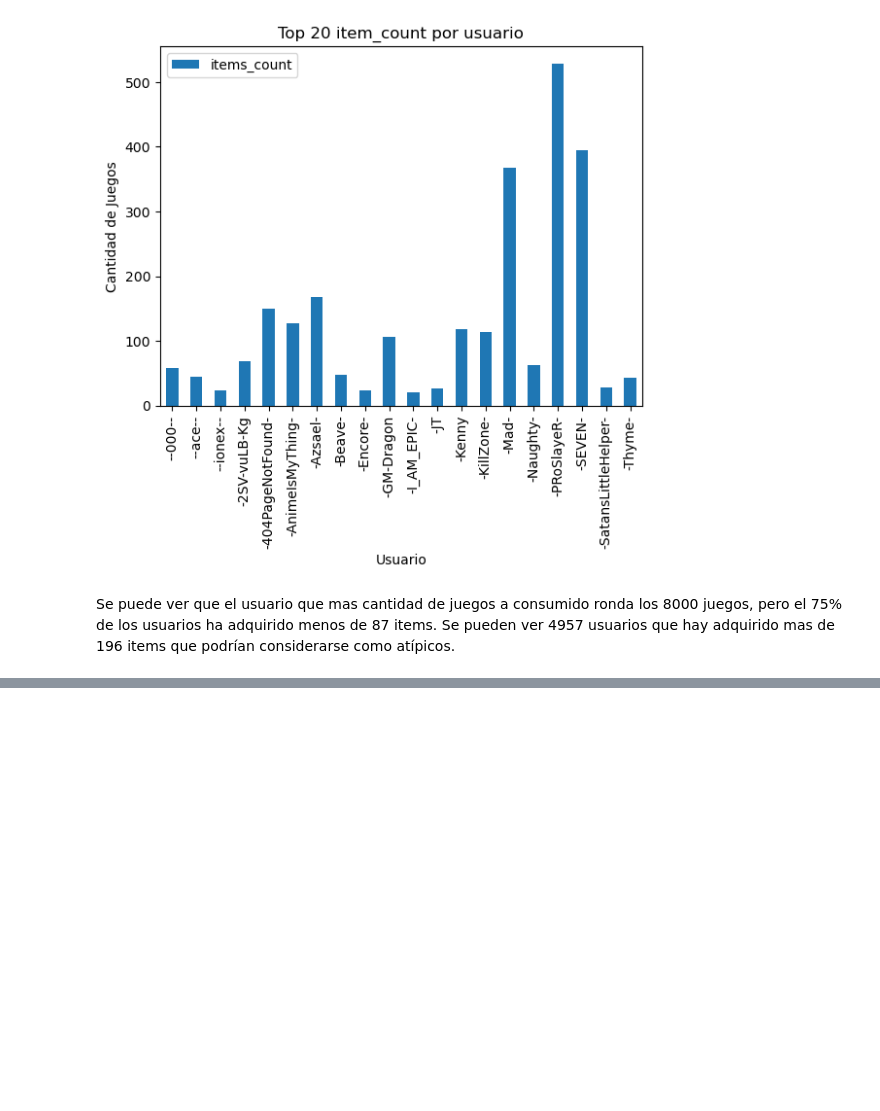
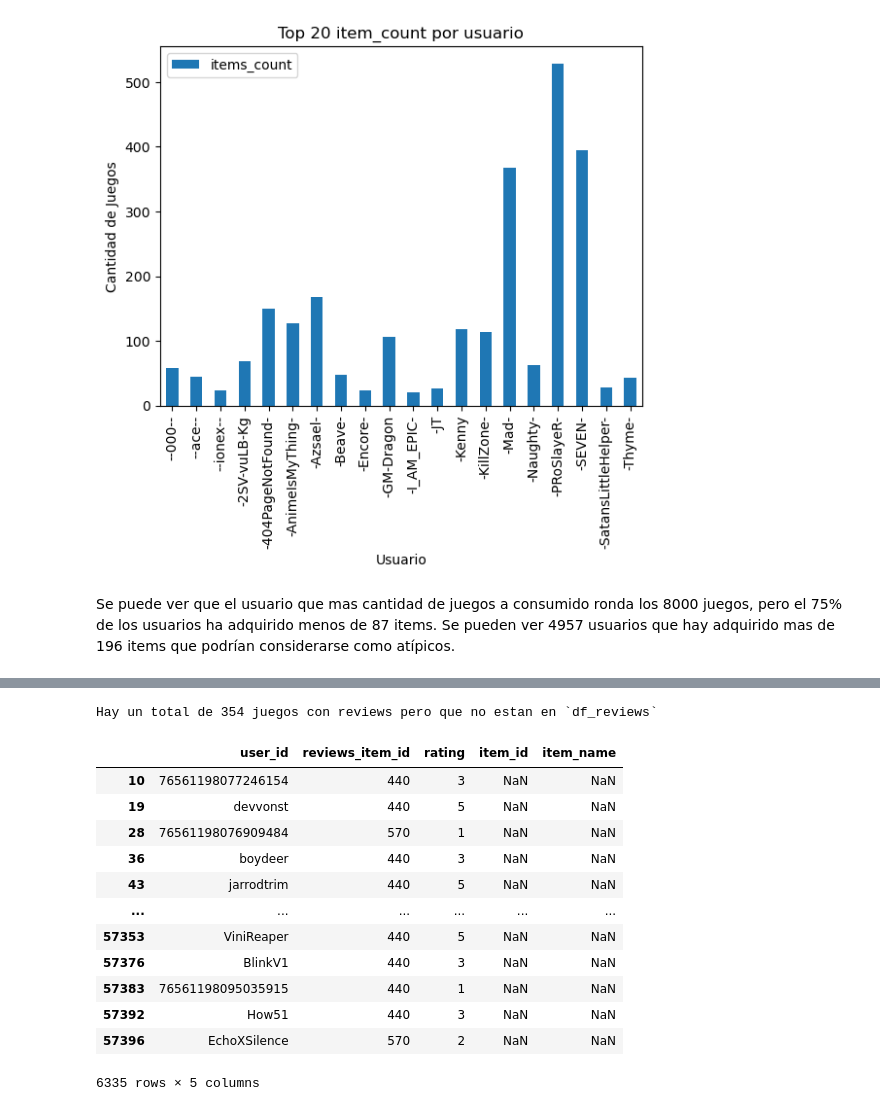
Before and after one commit to IngCarlaPezzone/PI1_MLOps_videojuegos, a Jupyter notebook: 03_EDA.ipynb, the cells around one changed output, grey strips where cells are left out. Drawn from its saved outputs; the diff is of its cells as text; code cells hidden in the pictures; blank space fills up the shorter version.

```diff
--- a/03_EDA.ipynb
+++ b/03_EDA.ipynb
@@ -462,0 +581,21 @@ Se puede ver que el usuario que mas cantidad de juegos a consumido ronda los 800
+# %%
+# se revisan los reviews sin nombres de juegos en `df_items`
+sin_juegos = df[df.isnull().any(axis=1)]
+# Se calculan la cantidad de juegos en esta situación
+print(f"Hay un total de {len(sin_juegos['reviews_item_id'].unique())} juegos con reviews pero que no estan en `df_reviews`")
+sin_juegos
+# %% [output]
+Hay un total de 354 juegos con reviews pero que no estan en `df_reviews`
+|  | user_id | reviews_item_id | rating | item_id | item_name |
+| 10 | 76561198077246154 | 440 | 3 | NaN | NaN |
+| 19 | devvonst | 440 | 5 | NaN | NaN |
+| 28 | 76561198076909484 | 570 | 1 | NaN | NaN |
+| 36 | boydeer | 440 | 3 | NaN | NaN |
+| 43 | jarrodtrim | 440 | 5 | NaN | NaN |
+| ... | ... | ... | ... | ... | ... |
+| 57353 | ViniReaper | 440 | 5 | NaN | NaN |
+| 57376 | BlinkV1 | 440 | 3 | NaN | NaN |
+| 57383 | 76561198095035915 | 440 | 1 | NaN | NaN |
+| 57392 | How51 | 440 | 3 | NaN | NaN |
+| 57396 | EchoXSilence | 570 | 2 | NaN | NaN |
+6335 rows × 5 columns
```
Also changed, not shown: parts of 30 cells of this notebook, 2 other files.
